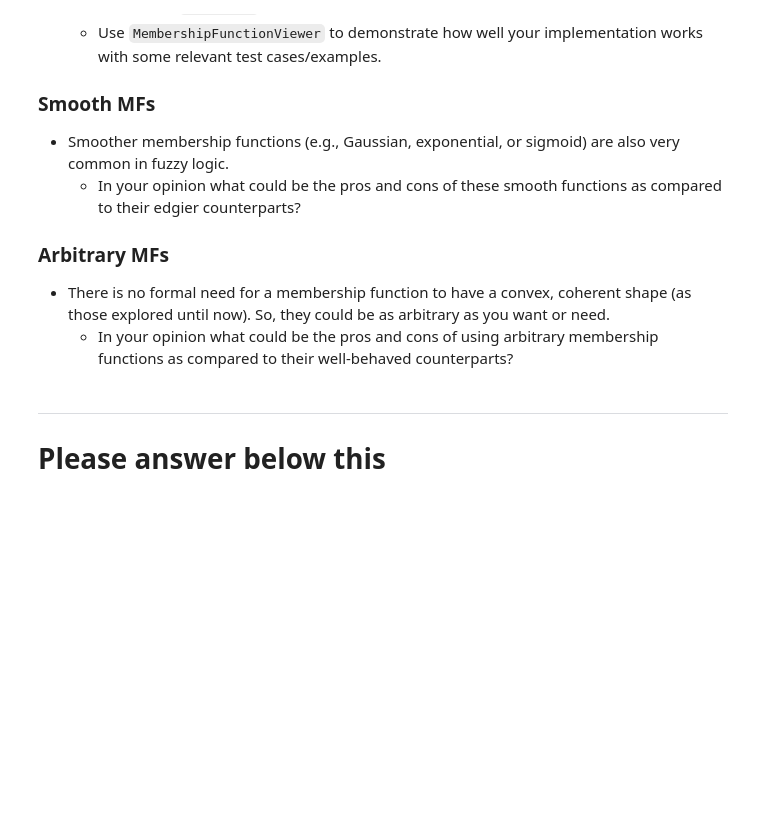
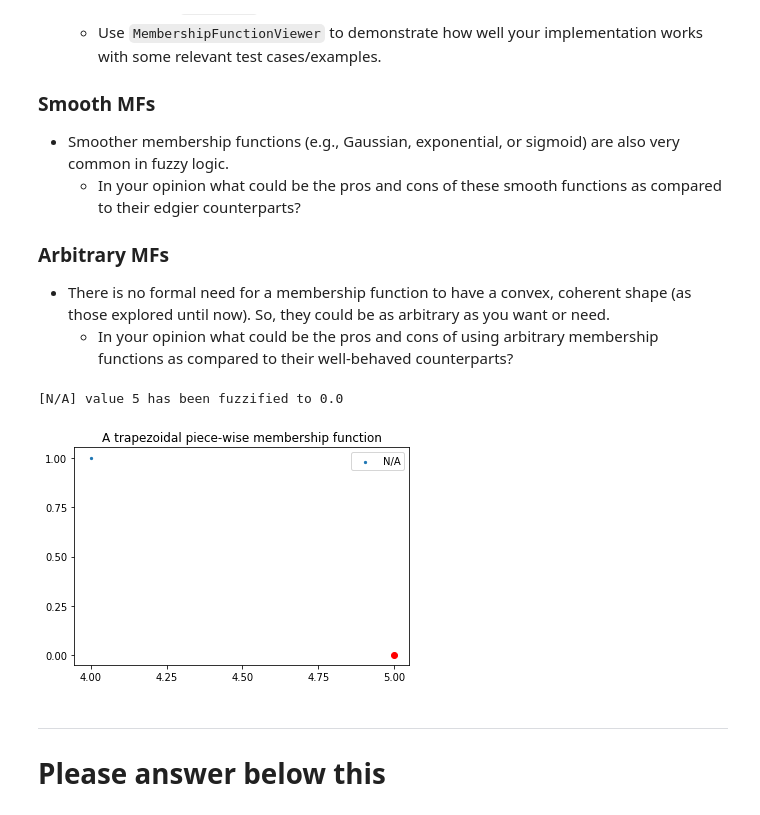
Before and after one commit to Nortalle/LFA_labo_021, a Jupyter notebook: membership_functions.ipynb, the cells around one changed output. Drawn from its saved outputs; the diff is of its cells as text; code cells hidden in the pictures; blank space fills up the shorter version.

```diff
--- a/membership_functions.ipynb
+++ b/membership_functions.ipynb
@@ -199,6 +212,19 @@ class TrapMF(LinPWMF):
 ### Arbitrary MFs
 - There is no formal need for a membership function to have a convex, coherent shape (as those explored until now). So, they could be as arbitrary as you want or need.
     - In your opinion what could be the pros and cons of using arbitrary membership functions as compared to their well-behaved counterparts?
+# %%
+from fuzzy_systems.core.membership_functions.singleton_mf import SingletonMF
+
+singleton_mf = SingletonMF(4.0)
+fig, ax = plt.subplots()
+ax.set_title("A trapezoidal piece-wise membership function")
+mfv = MembershipFunctionViewer(singleton_mf, ax=ax, label="N/A")
+mfv.fuzzify(5)
+plt.legend()
+plt.show()
+# %% [output]
+[N/A] value 5 has been fuzzified to 0.0
+[figure, added]
 # %% [markdown]
 -----------------
 
```
Also changed, not shown: parts of 1 cell of this notebook, 3 other files.
